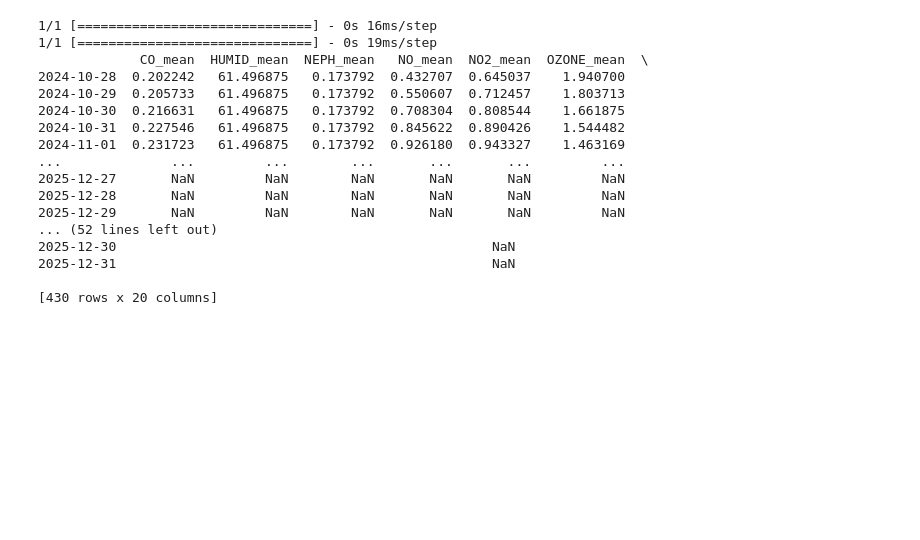
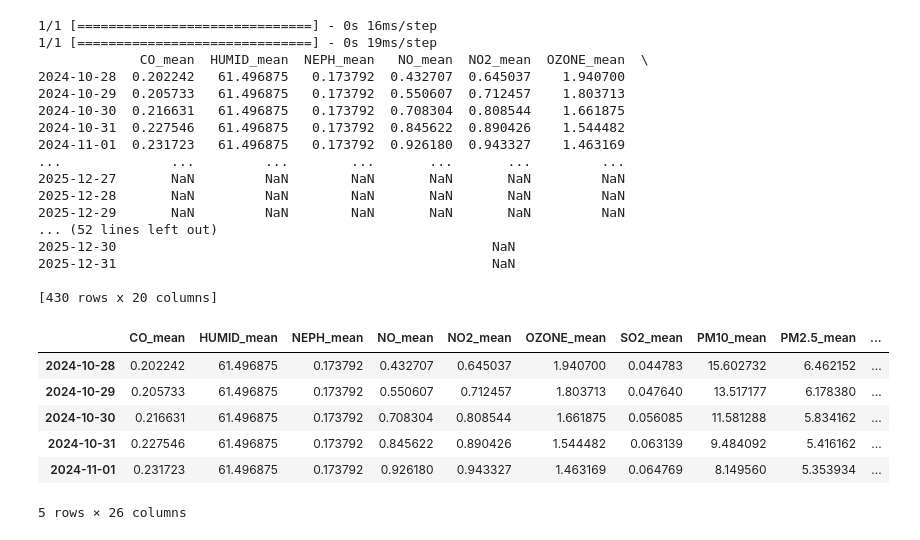
Before and after one commit to evankerivan/IOD_2024, a Jupyter notebook: capstone/capstone_4.ipynb, the cells around one changed output. Cells and saved outputs as stored; diff of their text form; code cells hidden in the pictures; blank space fills up the shorter version.

Commit message:
week

```diff
--- a/capstone/capstone_4.ipynb
+++ b/capstone/capstone_4.ipynb
@@ -1155,3 +1155,13 @@ Epoch 7/20
 2025-12-31                                                NaN
 
 [430 rows x 20 columns]
+# %%
+week_data.head()
+# %% [output]
+|  | CO_mean | HUMID_mean | NEPH_mean | NO_mean | NO2_mean | OZONE_mean | SO2_mean | PM10_mean | PM2.5_mean | ... |
+| 2024-10-28 | 0.202242 | 61.496875 | 0.173792 | 0.432707 | 0.645037 | 1.940700 | 0.044783 | 15.602732 | 6.462152 | ... |
+| 2024-10-29 | 0.205733 | 61.496875 | 0.173792 | 0.550607 | 0.712457 | 1.803713 | 0.047640 | 13.517177 | 6.178380 | ... |
+| 2024-10-30 | 0.216631 | 61.496875 | 0.173792 | 0.708304 | 0.808544 | 1.661875 | 0.056085 | 11.581288 | 5.834162 | ... |
+| 2024-10-31 | 0.227546 | 61.496875 | 0.173792 | 0.845622 | 0.890426 | 1.544482 | 0.063139 | 9.484092 | 5.416162 | ... |
+| 2024-11-01 | 0.231723 | 61.496875 | 0.173792 | 0.926180 | 0.943327 | 1.463169 | 0.064769 | 8.149560 | 5.353934 | ... |
+5 rows × 26 columns
```
Also changed, not shown: 1 other file.
